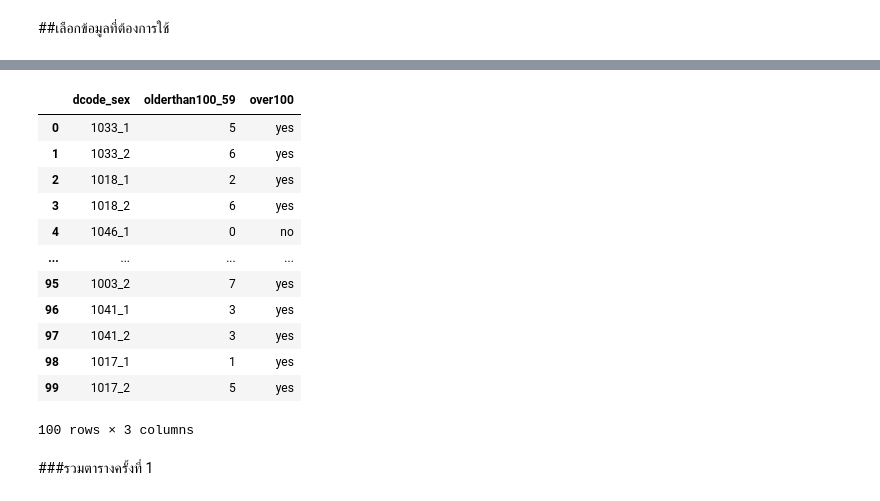
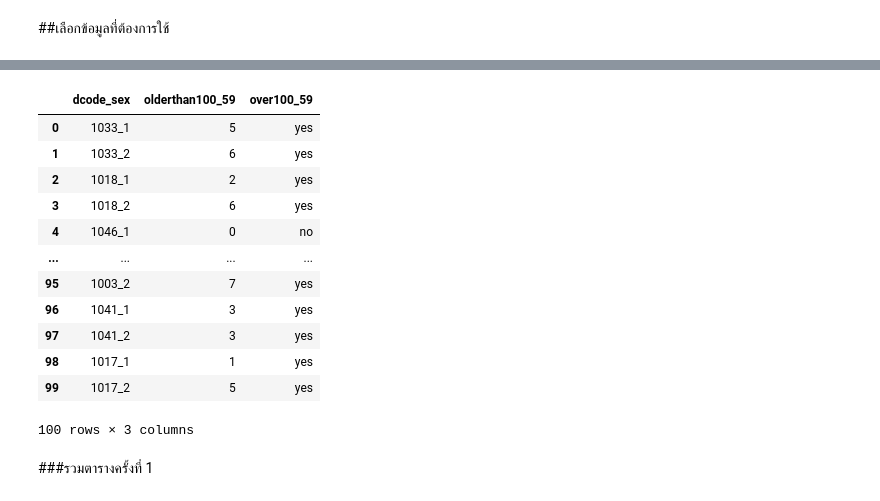
Before and after one commit to kittikhun62/DWDM21, a Jupyter notebook: FinalProject.ipynb, the cells around one changed output, grey strips where cells are left out. Cells and saved outputs as stored; diff of their text form; code cells hidden in the pictures.

```diff
--- a/FinalProject.ipynb
+++ b/FinalProject.ipynb
@@ -173,10 +164,10 @@ data1_RE
 | 99 | 1017_2 | 12 | yes |
 100 rows × 3 columns
 # %%
-data2_RE = data2[['dcode_sex','olderthan100_59','over100']]
+data2_RE = data2[['dcode_sex','olderthan100_59','over100_59']]
 data2_RE
 # %% [output]
-|  | dcode_sex | olderthan100_59 | over100 |
+|  | dcode_sex | olderthan100_59 | over100_59 |
 | 0 | 1033_1 | 5 | yes |
 | 1 | 1033_2 | 6 | yes |
 | 2 | 1018_1 | 2 | yes |
```
Also changed, not shown: parts of 27 cells of this notebook.
